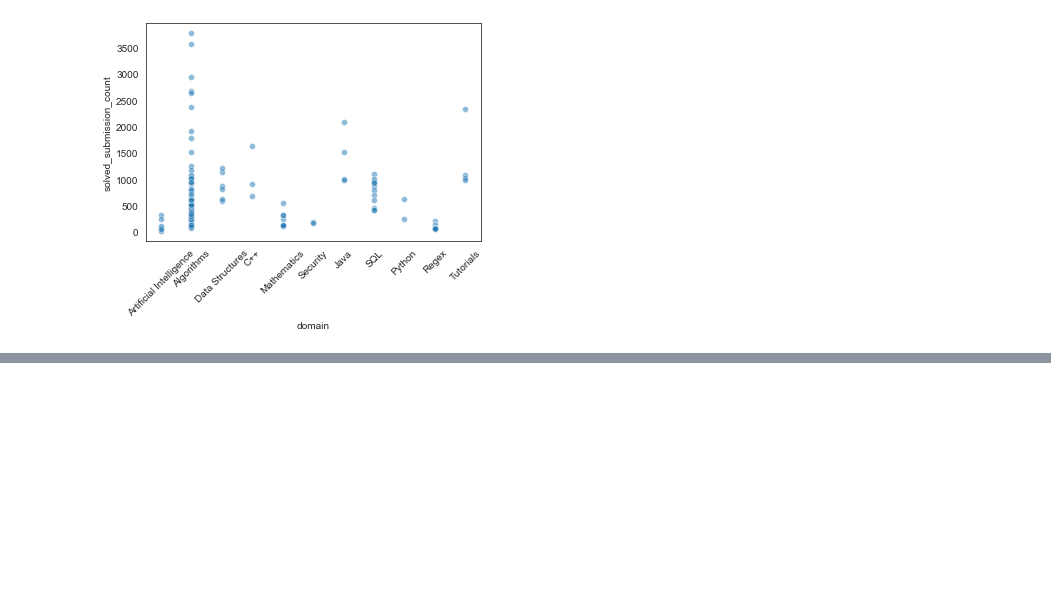
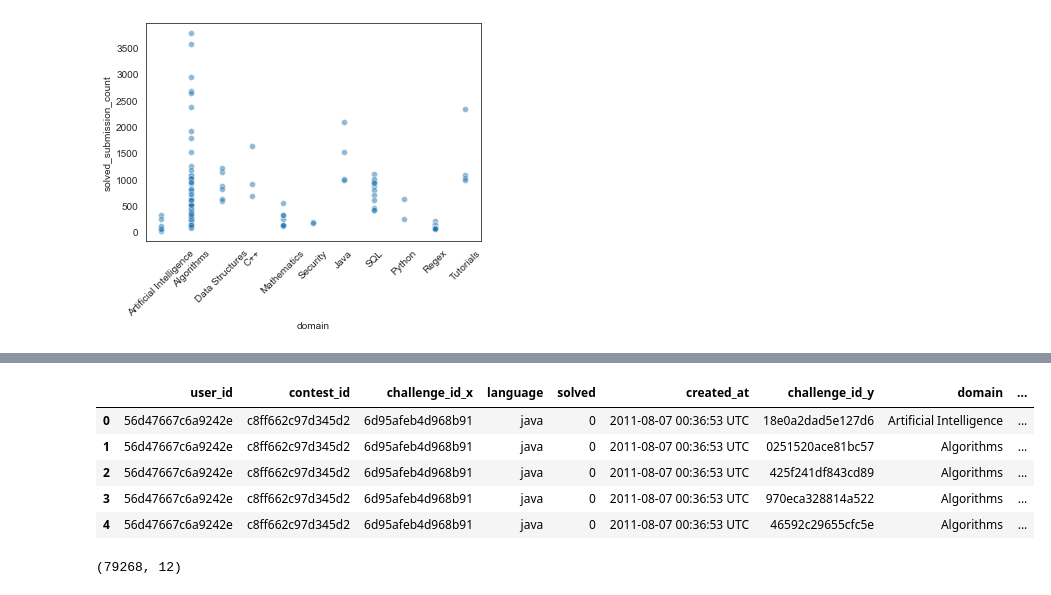
Before and after one commit to pratikjaiswal1998/challenge_recommendation_ml, a Jupyter notebook: Recommendation.ipynb, the cells around one changed output, grey strips where cells are left out. Cells and saved outputs as stored; diff of their text form; code cells hidden in the pictures; blank space fills up the shorter version.

Commit message:
Merged

```diff
--- a/Recommendation.ipynb
+++ b/Recommendation.ipynb
@@ -315,0 +341,14 @@ plt.xticks(rotation=45)
+# %%
+df1 = pd.merge(df0,df,on='contest_id')
+df1.head()
+# %% [output]
+|  | user_id | contest_id | challenge_id_x | language | solved | created_at | challenge_id_y | domain | ... |
+| 0 | 56d47667c6a9242e | c8ff662c97d345d2 | 6d95afeb4d968b91 | java | 0 | 2011-08-07 00:36:53 UTC | 18e0a2dad5e127d6 | Artificial Intelligence | ... |
+| 1 | 56d47667c6a9242e | c8ff662c97d345d2 | 6d95afeb4d968b91 | java | 0 | 2011-08-07 00:36:53 UTC | 0251520ace81bc57 | Algorithms | ... |
+| 2 | 56d47667c6a9242e | c8ff662c97d345d2 | 6d95afeb4d968b91 | java | 0 | 2011-08-07 00:36:53 UTC | 425f241df843cd89 | Algorithms | ... |
+| 3 | 56d47667c6a9242e | c8ff662c97d345d2 | 6d95afeb4d968b91 | java | 0 | 2011-08-07 00:36:53 UTC | 970eca328814a522 | Algorithms | ... |
+| 4 | 56d47667c6a9242e | c8ff662c97d345d2 | 6d95afeb4d968b91 | java | 0 | 2011-08-07 00:36:53 UTC | 46592c29655cfc5e | Algorithms | ... |
+# %%
+df1.shape
+# %% [output]
+(79268, 12)
```
Also changed, not shown: parts of 3 cells of this notebook.
